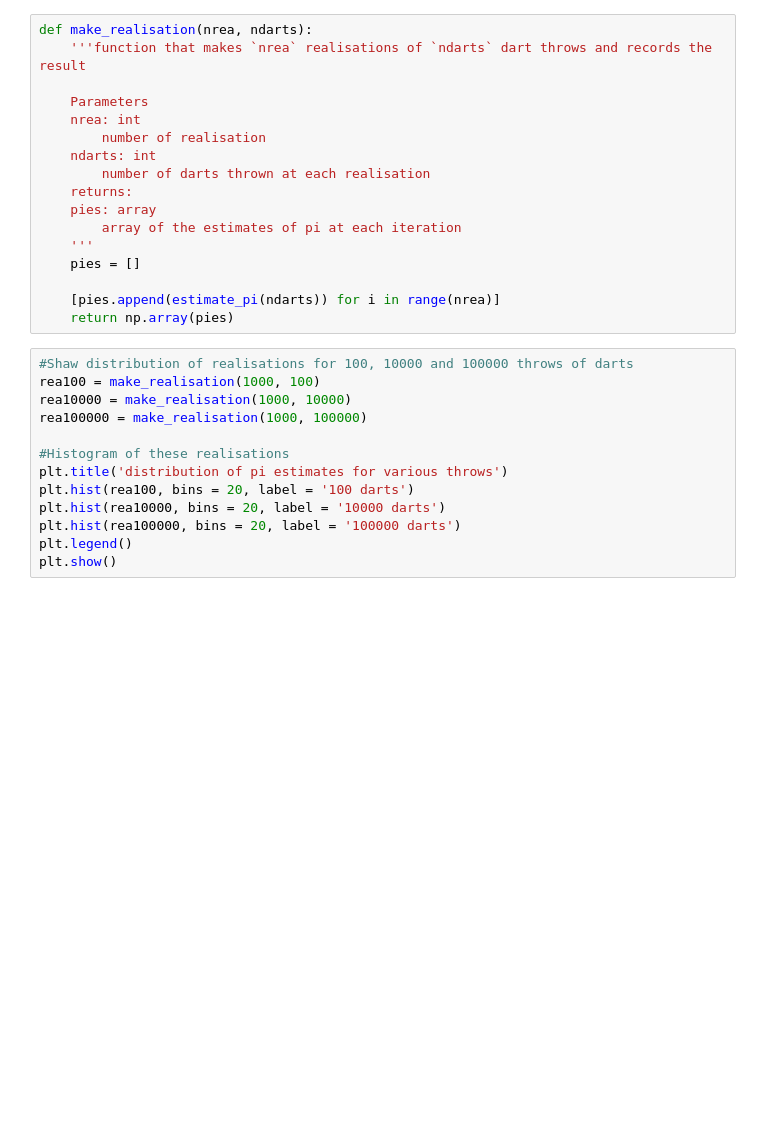
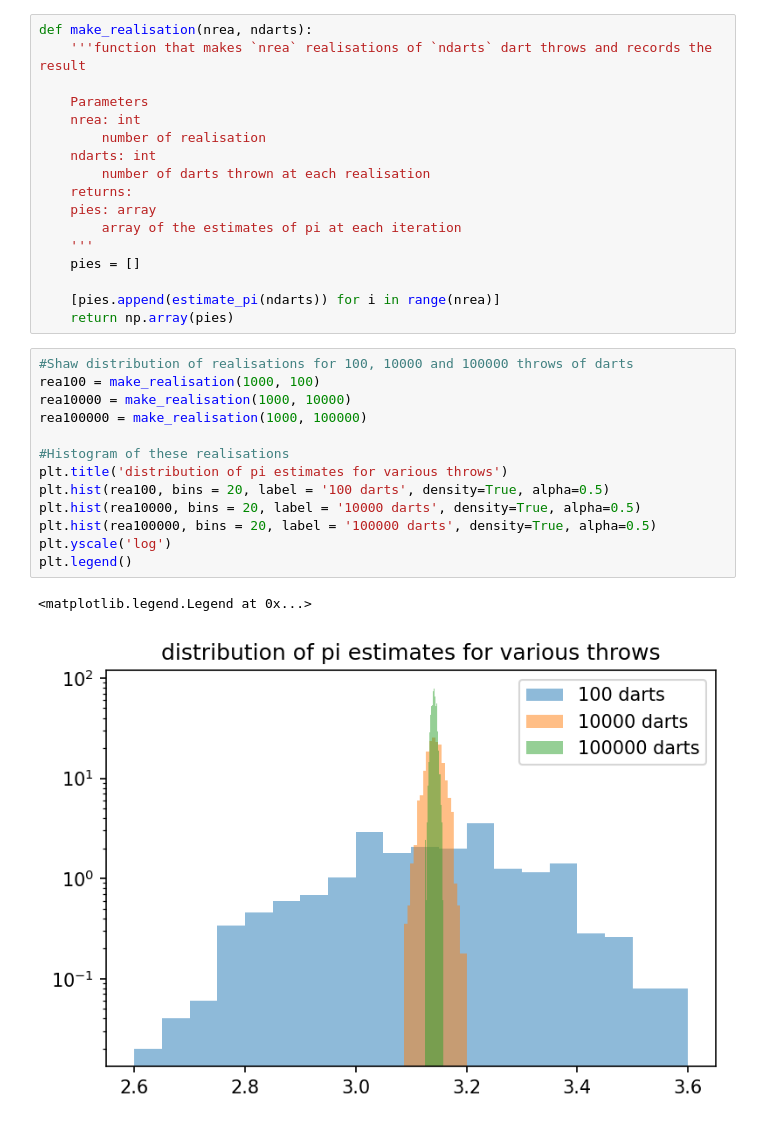
Before and after one commit to pmelchior/usrp-sciprog, a Jupyter notebook: day2/exercises/Solutions/Estimate_pi_answer.ipynb, the cells around one changed output. Cells and saved outputs as stored; diff of their text form; blank space fills up the shorter version.

```diff
--- a/day2/exercises/Solutions/Estimate_pi_answer.ipynb
+++ b/day2/exercises/Solutions/Estimate_pi_answer.ipynb
@@ -119,14 +140,17 @@ def make_realisation(nrea, ndarts):
 # %%
 #Shaw distribution of realisations for 100, 10000 and 100000 throws of darts
 rea100 = make_realisation(1000, 100)
 rea10000 = make_realisation(1000, 10000)
 rea100000 = make_realisation(1000, 100000)
 
 #Histogram of these realisations
 plt.title('distribution of pi estimates for various throws')
-plt.hist(rea100, bins = 20, label = '100 darts')
-plt.hist(rea10000, bins = 20, label = '10000 darts')
-plt.hist(rea100000, bins = 20, label = '100000 darts')
+plt.hist(rea100, bins = 20, label = '100 darts', density=True, alpha=0.5)
+plt.hist(rea10000, bins = 20, label = '10000 darts', density=True, alpha=0.5)
+plt.hist(rea100000, bins = 20, label = '100000 darts', density=True, alpha=0.5)
+plt.yscale('log')
 plt.legend()
-plt.show()
+# %% [output]
+<matplotlib.legend.Legend at 0x...>
+[figure, added]
 # %%
```
Also changed, not shown: parts of 9 cells of this notebook, 6 other files.
